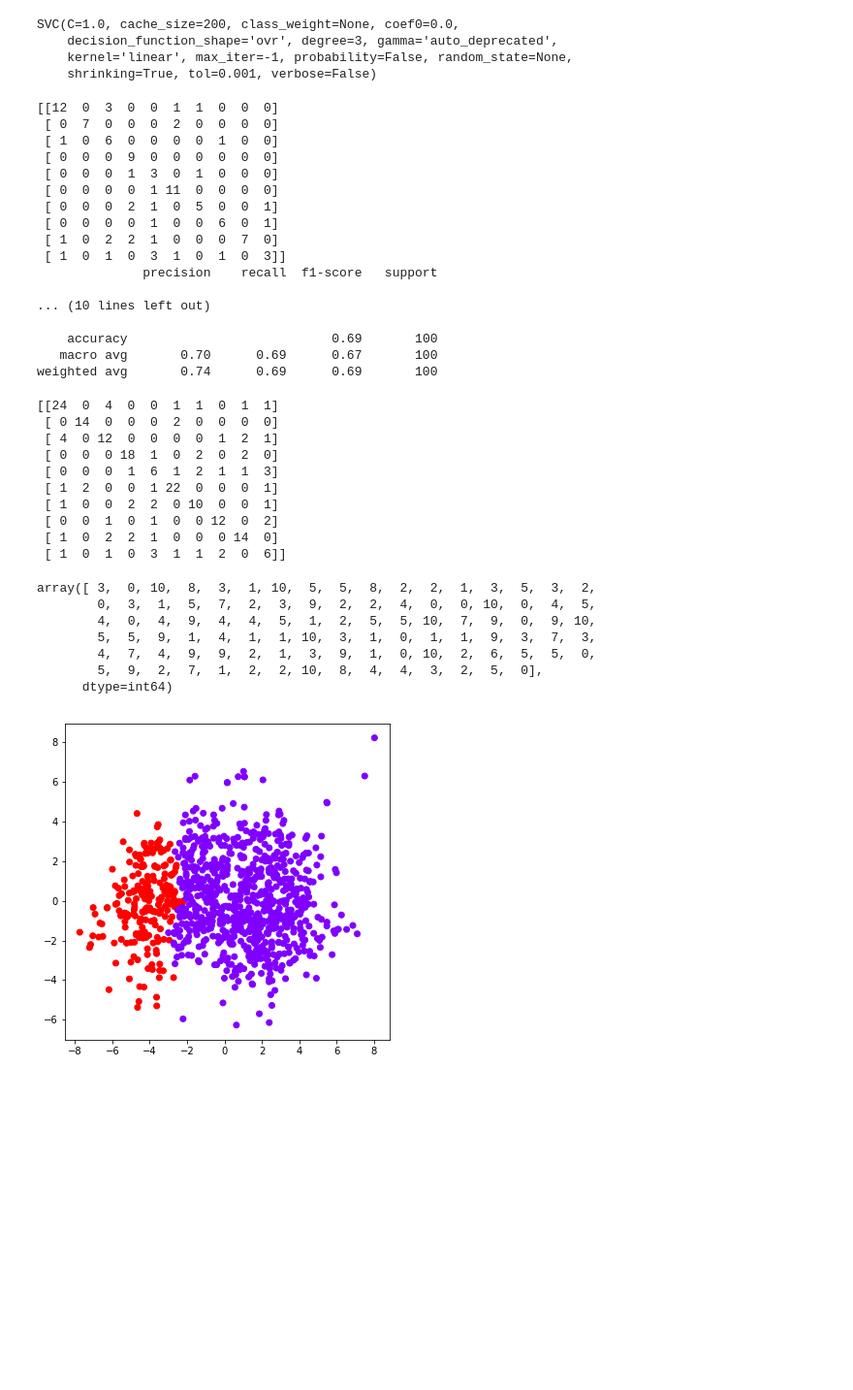
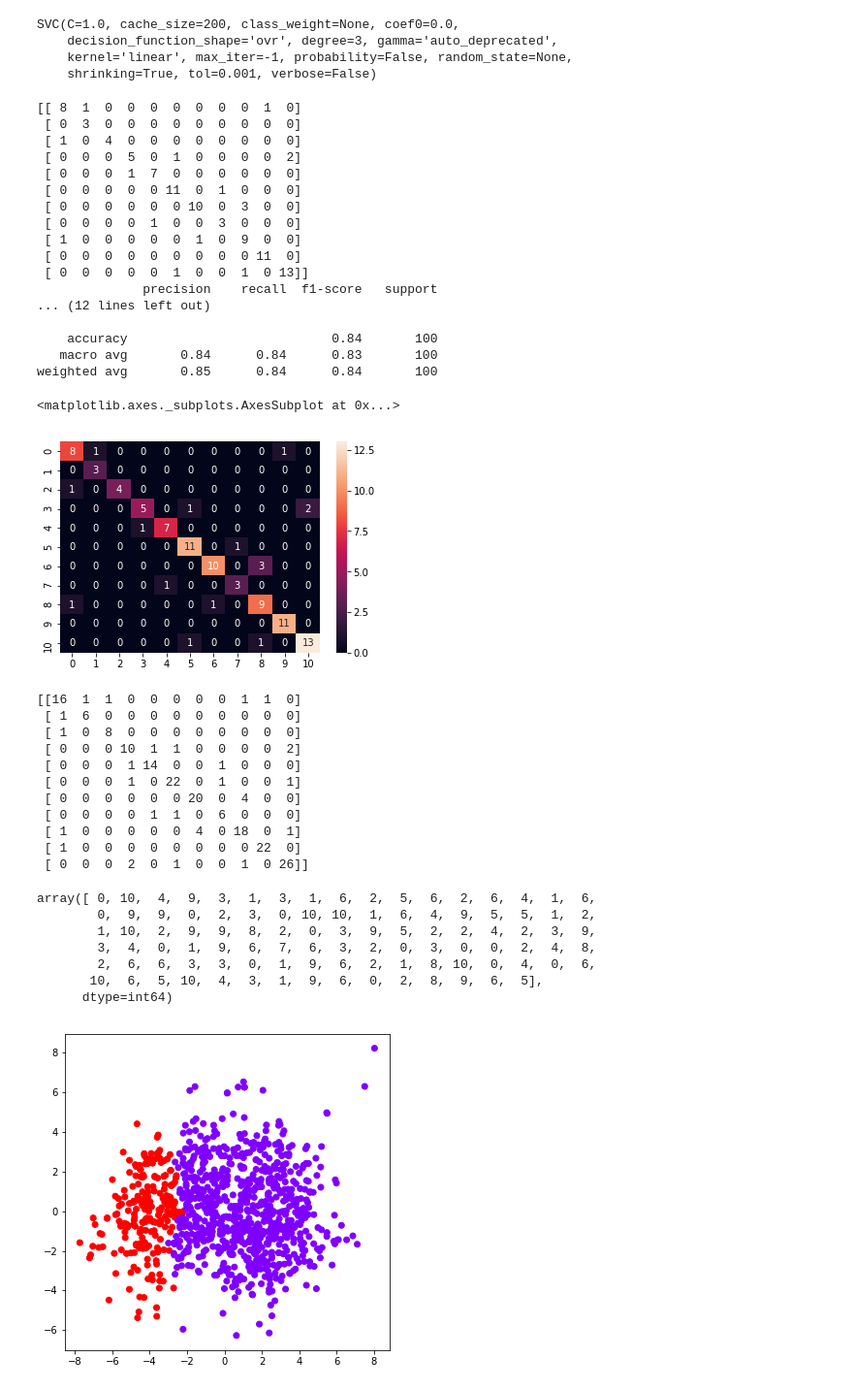
Before and after one commit to DylanCarey94/FYP-Music-Feature-Extraction-Music-Classification-Machine-Learning-Techniques, a Jupyter notebook: PCA with Hierarchical Clustering.ipynb, the cells around one changed output. Shown at 97% size. Saved outputs shown, nothing was run; the diff lists cells and outputs as text; code cells hidden in the pictures; blank space fills up the shorter version.

```diff
--- a/PCA with Hierarchical Clustering.ipynb
+++ b/PCA with Hierarchical Clustering.ipynb
@@ -182,8 +182,8 @@ dataset
 1000 rows × 32 columns
 # %%
 X = dataset.drop(['Filename','label','cluster'],axis=1) #Filename is not required
-Y = dataset['label']
-#Y = dataset['cluster']
+#Y = dataset['label']
+Y = dataset['cluster']
 # %%
 from sklearn.model_selection import train_test_split
 X_train, X_test, Y_train, Y_test = train_test_split(X, Y, test_size=0.10)
@@ -203,38 +203,45 @@ from sklearn.metrics import classification_report, confusion_matrix
 print(confusion_matrix(Y_test,y_pred))
 print(classification_report(Y_test,y_pred))
 # %% [output]
-[[12  0  3  0  0  1  1  0  0  0]
- [ 0  7  0  0  0  2  0  0  0  0]
- [ 1  0  6  0  0  0  0  1  0  0]
- [ 0  0  0  9  0  0  0  0  0  0]
- [ 0  0  0  1  3  0  1  0  0  0]
- [ 0  0  0  0  1 11  0  0  0  0]
- [ 0  0  0  2  1  0  5  0  0  1]
- [ 0  0  0  0  1  0  0  6  0  1]
- [ 1  0  2  2  1  0  0  0  7  0]
- [ 1  0  1  0  3  1  0  1  0  3]]
+[[ 8  1  0  0  0  0  0  0  0  1  0]
+ [ 0  3  0  0  0  0  0  0  0  0  0]
+ [ 1  0  4  0  0  0  0  0  0  0  0]
+ [ 0  0  0  5  0  1  0  0  0  0  2]
+ [ 0  0  0  1  7  0  0  0  0  0  0]
+ [ 0  0  0  0  0 11  0  1  0  0  0]
+ [ 0  0  0  0  0  0 10  0  3  0  0]
+ [ 0  0  0  0  1  0  0  3  0  0  0]
+ [ 1  0  0  0  0  0  1  0  9  0  0]
+ [ 0  0  0  0  0  0  0  0  0 11  0]
+ [ 0  0  0  0  0  1  0  0  1  0 13]]
               precision    recall  f1-score   support
+... (12 lines left out)
 
-... (10 lines left out)
-
-    accuracy                           0.69       100
-   macro avg       0.70      0.69      0.67       100
-weighted avg       0.74      0.69      0.69       100
+    accuracy                           0.84       100
+   macro avg       0.84      0.84      0.83       100
+weighted avg       0.85      0.84      0.84       100
+# %%
+import seaborn as sns
+sns.heatmap(confusion_matrix(Y_test, y_pred), annot=True)
+# %% [output]
+<matplotlib.axes._subplots.AxesSubplot at 0x...>
+[figure, added]
 # %%
 C = confusion_matrix(Y_test,y_pred) + np.transpose(confusion_matrix(Y_test,y_pred))
 # %%
 print(C)
 # %% [output]
-[[24  0  4  0  0  1  1  0  1  1]
- [ 0 14  0  0  0  2  0  0  0  0]
- [ 4  0 12  0  0  0  0  1  2  1]
- [ 0  0  0 18  1  0  2  0  2  0]
- [ 0  0  0  1  6  1  2  1  1  3]
- [ 1  2  0  0  1 22  0  0  0  1]
- [ 1  0  0  2  2  0 10  0  0  1]
- [ 0  0  1  0  1  0  0 12  0  2]
- [ 1  0  2  2  1  0  0  0 14  0]
- [ 1  0  1  0  3  1  1  2  0  6]]
+[[16  1  1  0  0  0  0  0  1  1  0]
+ [ 1  6  0  0  0  0  0  0  0  0  0]
+ [ 1  0  8  0  0  0  0  0  0  0  0]
+ [ 0  0  0 10  1  1  0  0  0  0  2]
+ [ 0  0  0  1 14  0  0  1  0  0  0]
+ [ 0  0  0  1  0 22  0  1  0  0  1]
+ [ 0  0  0  0  0  0 20  0  4  0  0]
+ [ 0  0  0  0  1  1  0  6  0  0  0]
+ [ 1  0  0  0  0  0  4  0 18  0  1]
+ [ 1  0  0  0  0  0  0  0  0 22  0]
+ [ 0  0  0  2  0  1  0  0  1  0 26]]
 # %%
 from sklearn.cluster import AgglomerativeClustering
 hc = AgglomerativeClustering(n_clusters = 11, affinity = 'euclidean', linkage = 'ward')
@@ -243,12 +250,12 @@ y_hc = hc.fit_predict(X_test)
 #print(hc.labels_)
 y_hc
 # %% [output]
-array([ 3,  0, 10,  8,  3,  1, 10,  5,  5,  8,  2,  2,  1,  3,  5,  3,  2,
-        0,  3,  1,  5,  7,  2,  3,  9,  2,  2,  4,  0,  0, 10,  0,  4,  5,
-        4,  0,  4,  9,  4,  4,  5,  1,  2,  5,  5, 10,  7,  9,  0,  9, 10,
-        5,  5,  9,  1,  4,  1,  1, 10,  3,  1,  0,  1,  1,  9,  3,  7,  3,
-        4,  7,  4,  9,  9,  2,  1,  3,  9,  1,  0, 10,  2,  6,  5,  5,  0,
-        5,  9,  2,  7,  1,  2,  2, 10,  8,  4,  4,  3,  2,  5,  0],
+array([ 0, 10,  4,  9,  3,  1,  3,  1,  6,  2,  5,  6,  2,  6,  4,  1,  6,
+        0,  9,  9,  0,  2,  3,  0, 10, 10,  1,  6,  4,  9,  5,  5,  1,  2,
+        1, 10,  2,  9,  9,  8,  2,  0,  3,  9,  5,  2,  2,  4,  2,  3,  9,
+        3,  4,  0,  1,  9,  6,  7,  6,  3,  2,  0,  3,  0,  0,  2,  4,  8,
+        2,  6,  6,  3,  3,  0,  1,  9,  6,  2,  1,  8, 10,  0,  4,  0,  6,
+       10,  6,  5, 10,  4,  3,  1,  9,  6,  0,  2,  8,  9,  6,  5],
       dtype=int64)
 # %%
 ac2 = AgglomerativeClustering(n_clusters = 2)
```
Also changed, not shown: parts of 1 cell of this notebook, 1 other file.
